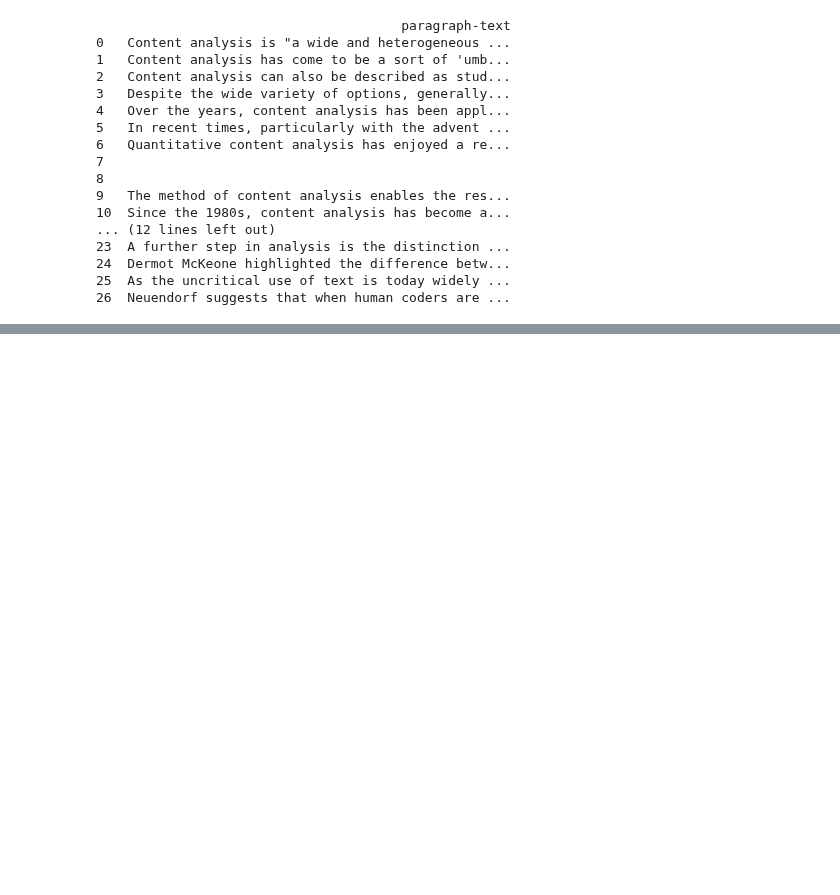
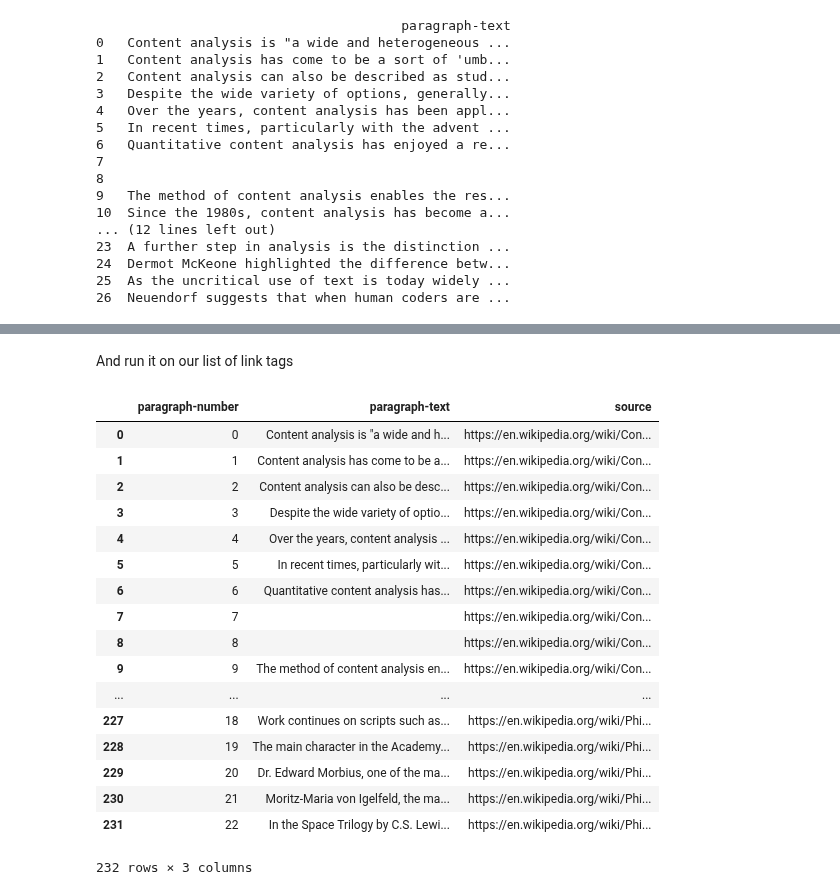
Before and after one commit to KnowledgeLab/content_analysis, a Jupyter notebook: notebooks/1-intro.ipynb, the cells around one changed output, grey strips where cells are left out. Saved outputs shown, nothing was run; the diff lists cells and outputs as text; code cells hidden in the pictures; blank space fills up the shorter version.

```diff
--- a/notebooks/1-intro.ipynb
+++ b/notebooks/1-intro.ipynb
@@ -129,0 +172,48 @@ Now we have a `DataFrame` of all the relevant text from the page ready to be pro
+# %%
+#wikipedia_base_url = 'https://en.wikipedia.org'
+
+def getTextFromWikiPage(linkTag):
+    #We need to extract the url from the <a> tag
+    relurl = linkTag.get('href')
+    #The urls are relative so we need to prepend the wikipedia url
+    #while both of them are strings using the specialized function means
+    #badly formatted relurls will be fixed, if possible
+    url = urllib.parse.urljoin(wikipedia_base_url, relurl)
+    #Make a dict to store data before adding it to the DataFrame
+    parsDict = {'source' : [], 'paragraph-number' : [], 'paragraph-text' : []}
+    #Now we get the page
+    r = requests.get(url)
+    soup = bs4.BeautifulSoup(r.text, 'html.parser')
+    #enumerating gives use the paragraph number
+    for parNum, pTag in enumerate(soup.body.findAll('p')):
+        #same regex as before
+        parsDict['paragraph-text'].append(re.sub(r'\[\d+\]', '', pTag.text))
+        parsDict['paragraph-number'].append(parNum)
+        parsDict['source'].append(url)
+    return pandas.DataFrame(parsDict)
+# %% [markdown]
+And run it on our list of link tags
+# %%
+for aTag in tagLinks[:5]:
+    #ignore_index means the indices will not be reset after each append
+    contentParagraphsDF = contentParagraphsDF.append(getTextFromWikiPage(aTag),ignore_index=True)
+contentParagraphsDF
+# %% [output]
+|  | paragraph-number | paragraph-text | source |
+| 0 | 0 | Content analysis is "a wide and h... | https://en.wikipedia.org/wiki/Con... |
+| 1 | 1 | Content analysis has come to be a... | https://en.wikipedia.org/wiki/Con... |
+| 2 | 2 | Content analysis can also be desc... | https://en.wikipedia.org/wiki/Con... |
+| 3 | 3 | Despite the wide variety of optio... | https://en.wikipedia.org/wiki/Con... |
+| 4 | 4 | Over the years, content analysis ... | https://en.wikipedia.org/wiki/Con... |
+| 5 | 5 | In recent times, particularly wit... | https://en.wikipedia.org/wiki/Con... |
+| 6 | 6 | Quantitative content analysis has... | https://en.wikipedia.org/wiki/Con... |
+| 7 | 7 |  | https://en.wikipedia.org/wiki/Con... |
+| 8 | 8 |  | https://en.wikipedia.org/wiki/Con... |
+| 9 | 9 | The method of content analysis en... | https://en.wikipedia.org/wiki/Con... |
+| ... | ... | ... | ... |
+| 227 | 18 | Work continues on scripts such as... | https://en.wikipedia.org/wiki/Phi... |
+| 228 | 19 | The main character in the Academy... | https://en.wikipedia.org/wiki/Phi... |
+| 229 | 20 | Dr. Edward Morbius, one of the ma... | https://en.wikipedia.org/wiki/Phi... |
+| 230 | 21 | Moritz-Maria von Igelfeld, the ma... | https://en.wikipedia.org/wiki/Phi... |
+| 231 | 22 | In the Space Trilogy by C.S. Lewi... | https://en.wikipedia.org/wiki/Phi... |
+232 rows × 3 columns
```
Also changed, not shown: parts of 9 cells of this notebook, 3 other files.
